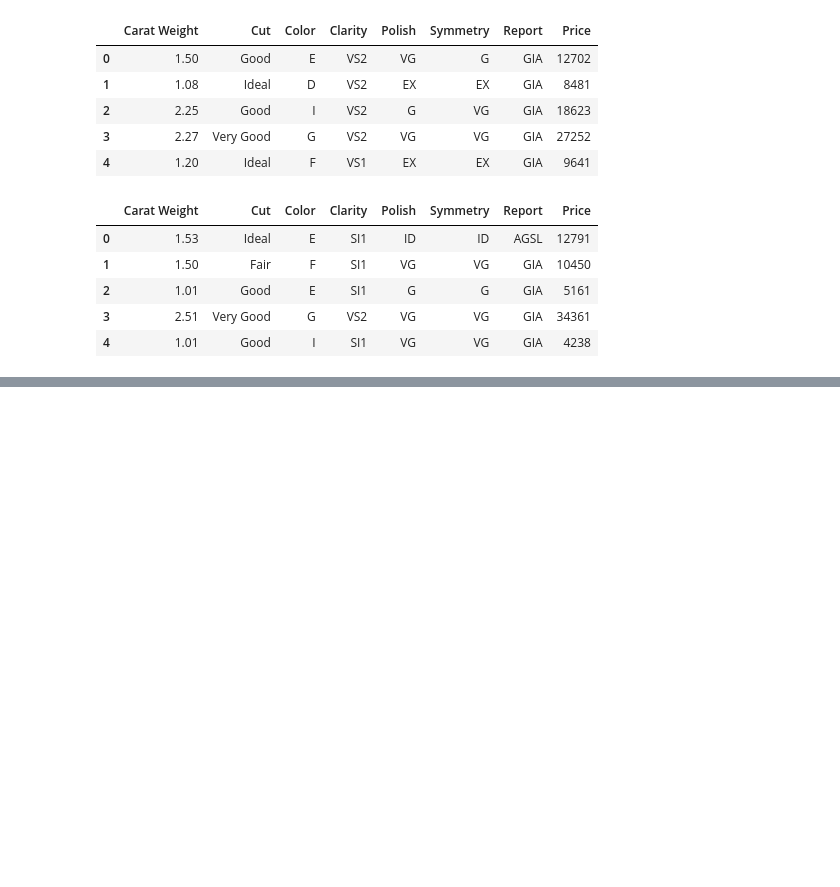
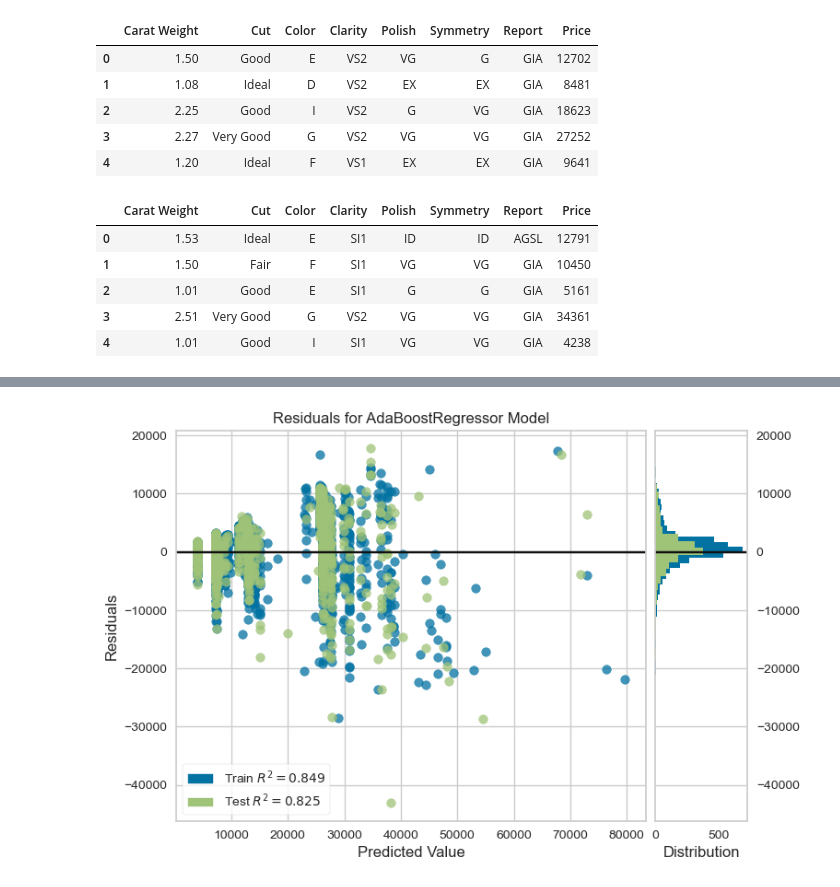
Before and after one commit to haleynpatel/PyCaret-ResearchTest, a Jupyter notebook: RegressionModules.ipynb, the cells around one changed output, grey strips where cells are left out. Drawn from its saved outputs; the diff is of its cells as text; code cells hidden in the pictures; blank space fills up the shorter version.

Commit message:
added implementation of adaboost regression model and plot

```diff
--- a/RegressionModules.ipynb
+++ b/RegressionModules.ipynb
@@ -226,0 +227,2 @@ best = compare_models(exclude = ["ransac"])
+# %%
+ada = create_model("ada")
@@ -226,0 +245,2 @@ best = compare_models(exclude = ["ransac"])
+# %%
+tuned_ada = tune_model(ada)
@@ -226,0 +264,3 @@ best = compare_models(exclude = ["ransac"])
+# %%
+plot_model(tuned_ada)
+# %% [output]
@@ -226,0 +268 @@ best = compare_models(exclude = ["ransac"])
+[figure, added]
```
Also changed, not shown: parts of 7 cells of this notebook.
